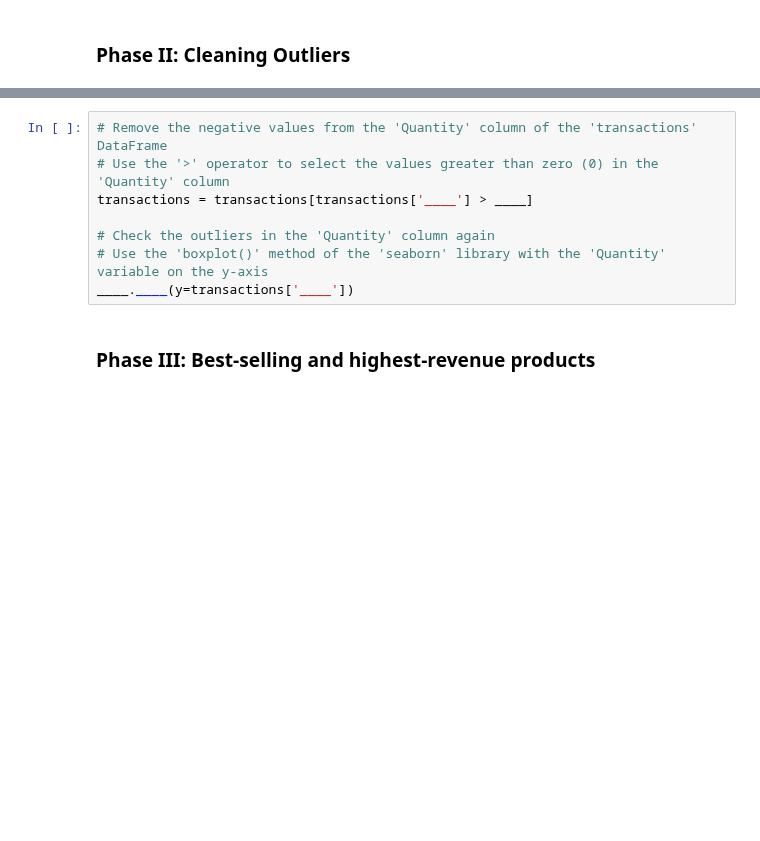
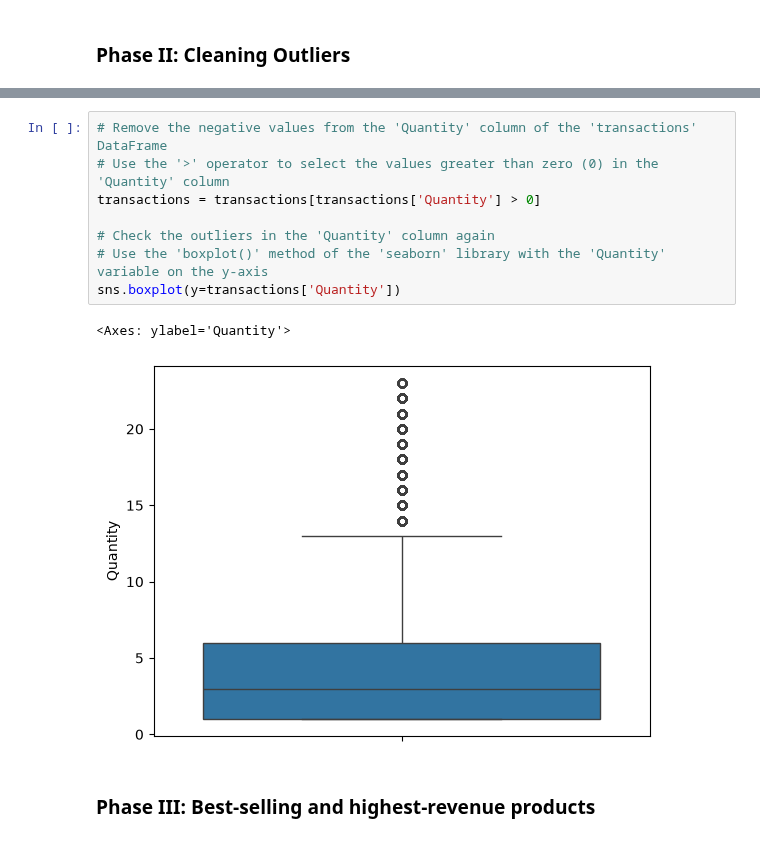
Before and after one commit to dfreyes/M3V2, a Jupyter notebook: 1ACT/M3ACT2/Assignment - Outlier handling and group operations for e-commerce transactions.ipynb, the cells around one changed output, grey strips where cells are left out. Drawn from its saved outputs; the diff is of its cells as text; blank space fills up the shorter version.

```diff
--- a/1ACT/M3ACT2/Assignment - Outlier handling and group operations for e-commerce transactions.ipynb
+++ b/1ACT/M3ACT2/Assignment - Outlier handling and group operations for e-commerce transactions.ipynb
@@ -100,11 +148,14 @@ ____.____(y=transactions['____'])
 # %%
 # Remove the negative values from the 'Quantity' column of the 'transactions' DataFrame
 # Use the '>' operator to select the values greater than zero (0) in the 'Quantity' column
-transactions = transactions[transactions['____'] > ____]
+transactions = transactions[transactions['Quantity'] > 0]
 
 # Check the outliers in the 'Quantity' column again
 # Use the 'boxplot()' method of the 'seaborn' library with the 'Quantity' variable on the y-axis
-____.____(y=transactions['____'])
+sns.boxplot(y=transactions['Quantity'])
+# %% [output]
+<Axes: ylabel='Quantity'>
+[figure, added]
 # %% [markdown]
 ### **Phase III:** Best-selling and highest-revenue products
 # %% [markdown]
```
Also changed, not shown: parts of 17 cells of this notebook.
